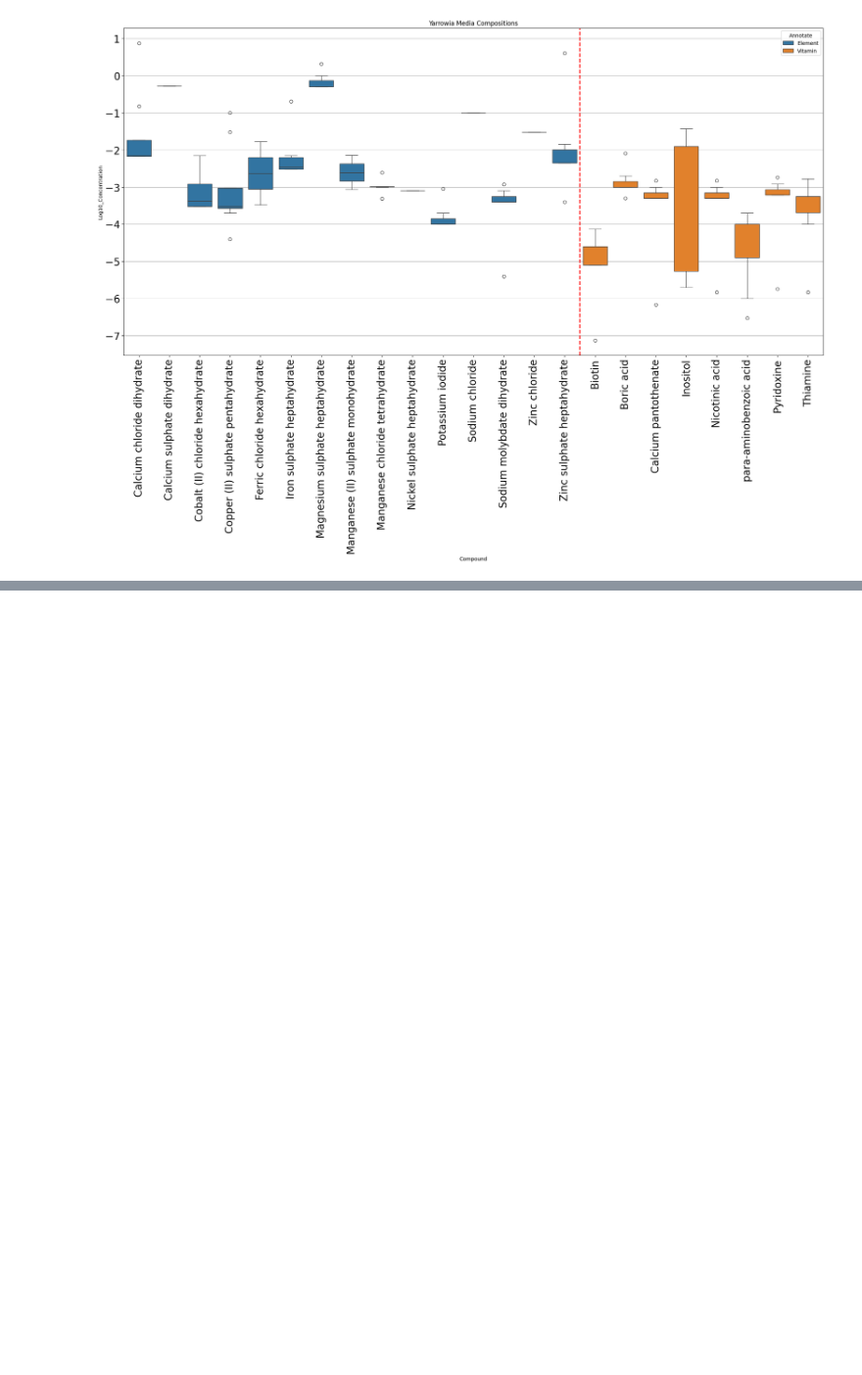
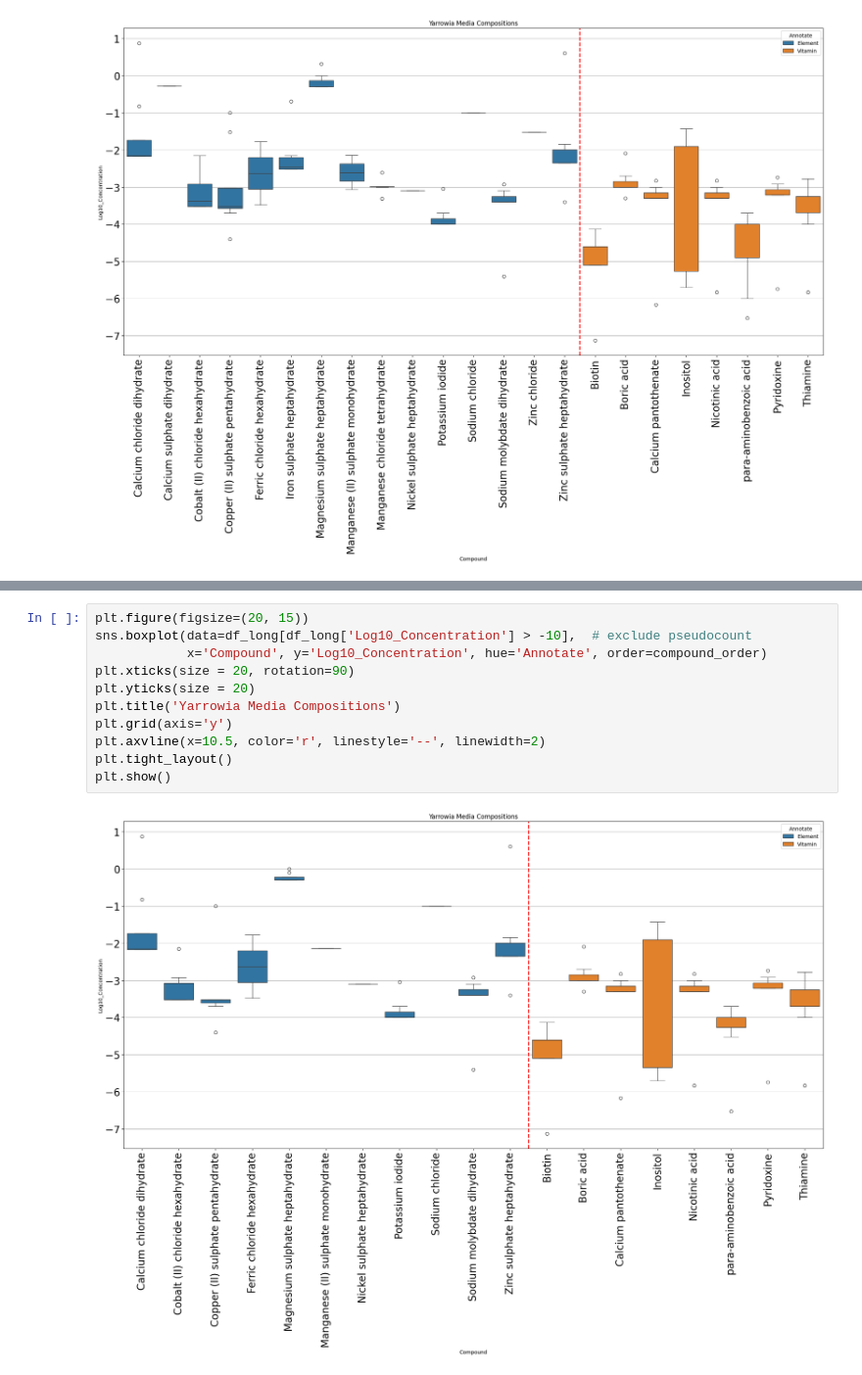
Before and after one commit to subarumuroi/ML_for_rational_design, a Jupyter notebook: MediaYarrowiaBoxplot.ipynb, the cells around one changed output, grey strips where cells are left out. Shown at 98% size. Saved outputs shown, nothing was run; the diff lists cells and outputs as text; blank space fills up the shorter version.

Commit message:
removed reduced boxplot by adding it to the bottom of other. Also removed a bunch of code that was no longer working in molar concentration file

```diff
--- a/MediaYarrowiaBoxplot.ipynb
+++ b/MediaYarrowiaBoxplot.ipynb
@@ -95,0 +138,13 @@ plt.show()
+# %%
+plt.figure(figsize=(20, 15))
+sns.boxplot(data=df_long[df_long['Log10_Concentration'] > -10],  # exclude pseudocount
+            x='Compound', y='Log10_Concentration', hue='Annotate', order=compound_order)
+plt.xticks(size = 20, rotation=90)
+plt.yticks(size = 20)
+plt.title('Yarrowia Media Compositions')
+plt.grid(axis='y')
+plt.axvline(x=10.5, color='r', linestyle='--', linewidth=2)
+plt.tight_layout()
+plt.show()
+# %% [output]
+[figure, added]
```
Also changed, not shown: parts of 2 cells of this notebook, 2 other files.
